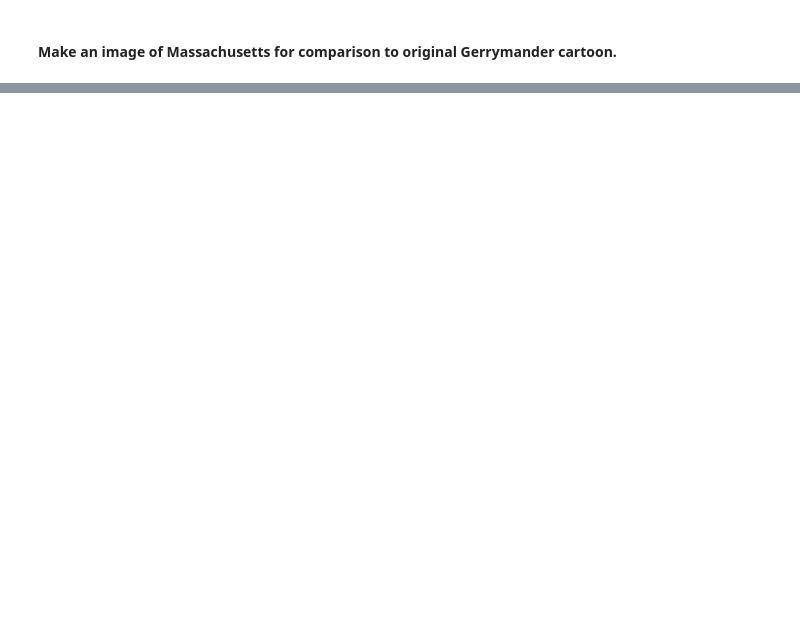
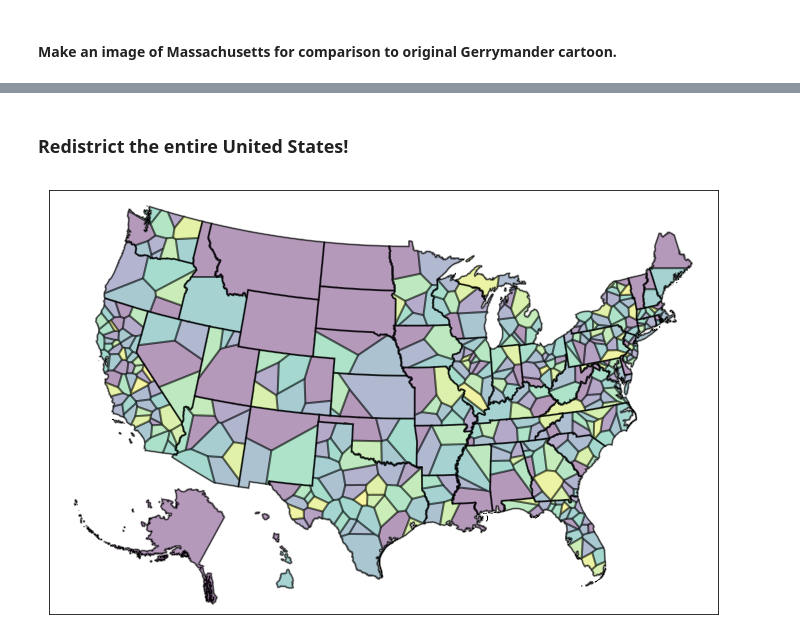
Before and after one commit to valerierose/voronoi_district, a Jupyter notebook: voronoi_district.ipynb, the cells around one changed output, grey strips where cells are left out. Drawn from its saved outputs; the diff is of its cells as text; code cells hidden in the pictures; blank space fills up the shorter version.

```diff
--- a/voronoi_district.ipynb
+++ b/voronoi_district.ipynb
@@ -429,0 +479,9 @@ ax.axis('equal')
+# %%
+num_districts = districts['Idaho']
+state_polys = get_state(m, 'Idaho')
+
+fig, ax = plt.subplots()
+plot_state(state_polys, plt.gca())
+district_polys = redistrict_state(state_polys, num_districts)
+plot_districts(district_polys, plt.gca())
+ax.axis('equal')
@@ -429,0 +491,28 @@ ax.axis('equal')
+# %% [markdown]
+### Redistrict the entire United States! ###
+# %%
+m = Basemap(llcrnrlon=-121,llcrnrlat=20,urcrnrlon=-62,urcrnrlat=49,
+        projection='lcc',lat_1=32,lat_2=45,lon_0=-95)
+
+# load the shapefile, use the name 'states'
+m.readshapefile('data/st99_d00', name='states', drawbounds=True)
+
+plot_alaska_hawaii(m, plt.gca())
+state_polys = consolidate_states(m)
+
+f = FloatProgress(min=0, max=50) # instantiate the bar
+display(f) # display the bar
+
+for name, polys in state_polys.items():
+    num_districts = districts[name]
+    district_polys = redistrict_state(polys, num_districts)
+    if name == "Alaska":
+        district_polys = [[translate_alaska(poly) for poly in district] for district in district_polys]
+    if name == "Hawaii":
+        district_polys = [[translate_hawaii(poly) for poly in district] for district in district_polys]
+    plot_districts(district_polys, plt.gca())
+    f.value += 1
+
+plt.show()
+# %% [output]
+[figure, added]
```
Also changed, not shown: parts of 11 cells of this notebook, 3 other files.
